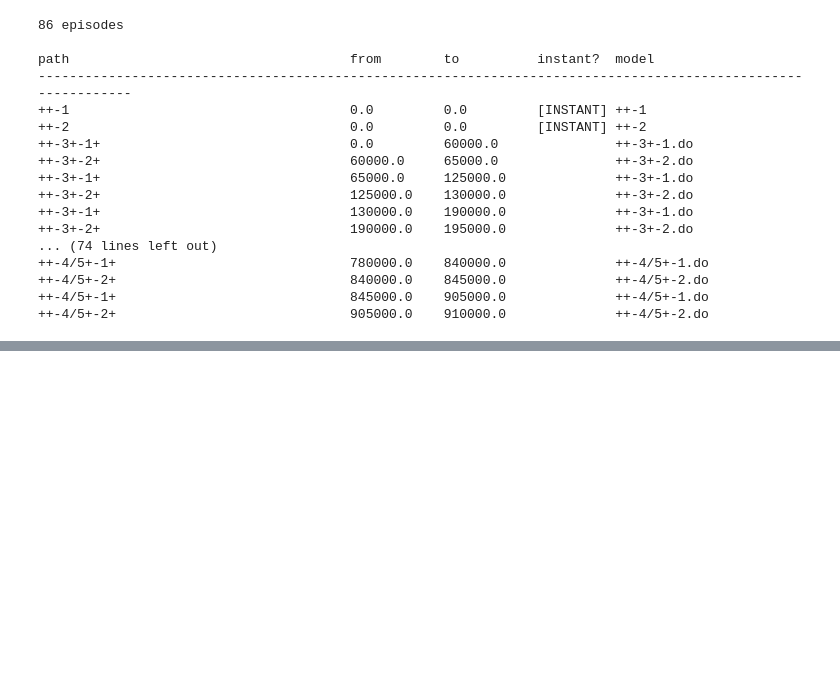
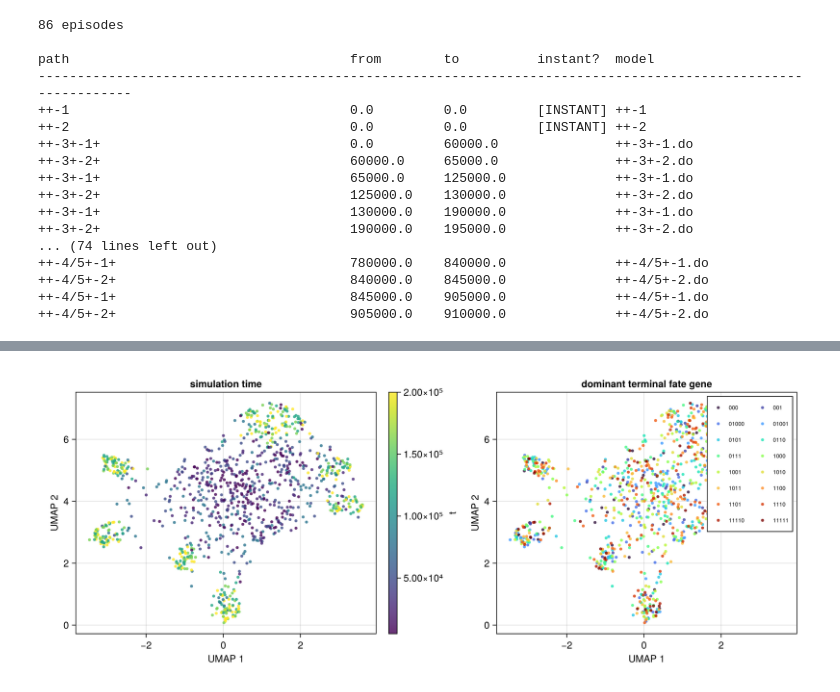
Before and after one commit to drostlab/GeneRegulatorySystems.jl, a Jupyter notebook: schedule_reification.ipynb, the cells around one changed output, grey strips where cells are left out. Drawn from its saved outputs; the diff is of its cells as text; code cells hidden in the pictures; blank space fills up the shorter version.

Commit message:
playing with UMAP of random differentiation

```diff
--- a/schedule_reification.ipynb
+++ b/schedule_reification.ipynb
@@ -785,0 +919,83 @@ path                                    from        to          instant?  model
+# %%
+
+# Install UMAP.jl, a plotting backend, and ProgressMeter if not already present
+# (run once; safe to re-run)
+import Pkg
+for dep in ["UMAP", "CairoMakie", "ProgressMeter"]
+    if !haskey(Pkg.project().dependencies, dep)
+        Pkg.add(dep)
+    end
+end
+# %%
+
+import Pkg
+for dep in ["UMAP", "CairoMakie"]
+    haskey(Pkg.project().dependencies, dep) || Pkg.add(dep)
+end
+
+using UMAP
+using CairoMakie
+
+println("Running UMAP on $(size(X_pca, 2))-dim PCA embedding…")
+@time result = UMAP.fit(X_pca', 2; n_neighbors=20, min_dist=0.05, n_epochs=500)
+
+umap1 = [e[1] for e in result.embedding]
+umap2 = [e[2] for e in result.embedding]
+
+# ---- identify terminal fate genes ----
+# Terminal differentiators are named "differentiator" + (possibly empty) binary string.
+# The regex r"^(differentiator[01]*)\.mrnas$" matches ONLY those species:
+#   - excludes peripheral genes (don't start with "differentiator")
+#   - excludes timer genes ("differentiator0_timer.mrnas" has "_timer" not binary digits)
+#   - excludes .premrnas (the $ anchor + \.mrnas require the string to end in exactly ".mrnas")
+# A gene is a leaf (terminal fate) if neither child "X0" nor "X1" exists.
+
+all_mrna_set = Set(all_genes)
+const TERM_RX = r"^(differentiator[01]*)\.mrnas$"
+
+function terminal_gene_name(g::Symbol)
+    m = match(TERM_RX, String(g))
+    isnothing(m) && return nothing
+    gname = m[1]
+    # leaf check: no binary children in the mrna set
+    Symbol(gname * "0.mrnas") ∈ all_mrna_set && return nothing
+    Symbol(gname * "1.mrnas") ∈ all_mrna_set && return nothing
+    return gname
+end
+
+terminal_mrna = sort!(filter(g -> !isnothing(terminal_gene_name(g)), all_genes))
+n_terminal = length(terminal_mrna)
+println("Terminal fate species ($n_terminal): $(join(String.(terminal_mrna), ", "))")
+
+# Per-cell: pick the terminal gene with highest normalised expression
+term_col_idx = [findfirst(==(g), all_genes) for g in terminal_mrna]
+X_fate       = X_norm[:, term_col_idx]
+
+dominant_fate = [terminal_gene_name(terminal_mrna[argmax(X_fate[k, :])]) for k in 1:size(X_fate, 1)]
+unique_fates  = sort(unique(dominant_fate))
+n_fates       = length(unique_fates)
+println("Distinct dominant fates observed: $n_fates / $n_terminal")
+
+# Lineage-ordered colours: alphabetical = L→R tree traversal → siblings share hue
+fate_palette = resample_cmap(:turbo, n_fates)
+fate_color   = Dict(g => fate_palette[i] for (i, g) in enumerate(unique_fates))
+
+fig = Figure(size = (1100, 440))
+
+ax1 = Axis(fig[1, 1]; title = "simulation time", xlabel = "UMAP 1", ylabel = "UMAP 2")
+sc1 = scatter!(ax1, umap1, umap2;
+    color = times, colormap = :viridis, markersize = 6, alpha = 0.8)
+Colorbar(fig[1, 2], sc1; label = "t")
+
+ax2 = Axis(fig[1, 3]; title = "dominant terminal fate gene", xlabel = "UMAP 1", ylabel = "UMAP 2")
+for gname in unique_fates
+    mask = dominant_fate .== gname
+    short = replace(gname, "differentiator" => "")
+    scatter!(ax2, umap1[mask], umap2[mask];
+        color = fate_color[gname], label = isempty(short) ? "root" : short,
+        markersize = 6, alpha = 0.8)
+end
+axislegend(ax2; position = :rt, labelsize = 8, nbanks = 2)
+
+fig
+# %% [output]
@@ -785,0 +1006 @@ path                                    from        to          instant?  model
+[figure, added]
```
Also changed, not shown: parts of 5 cells of this notebook, 7 other files.
